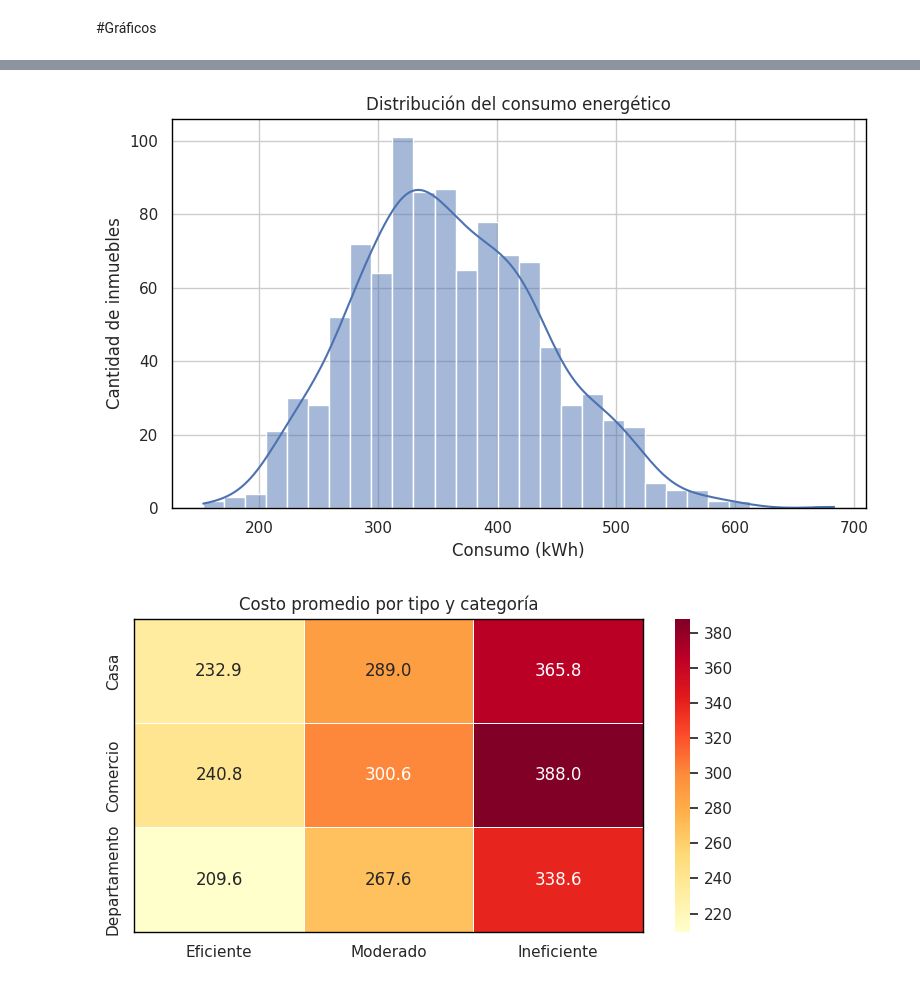
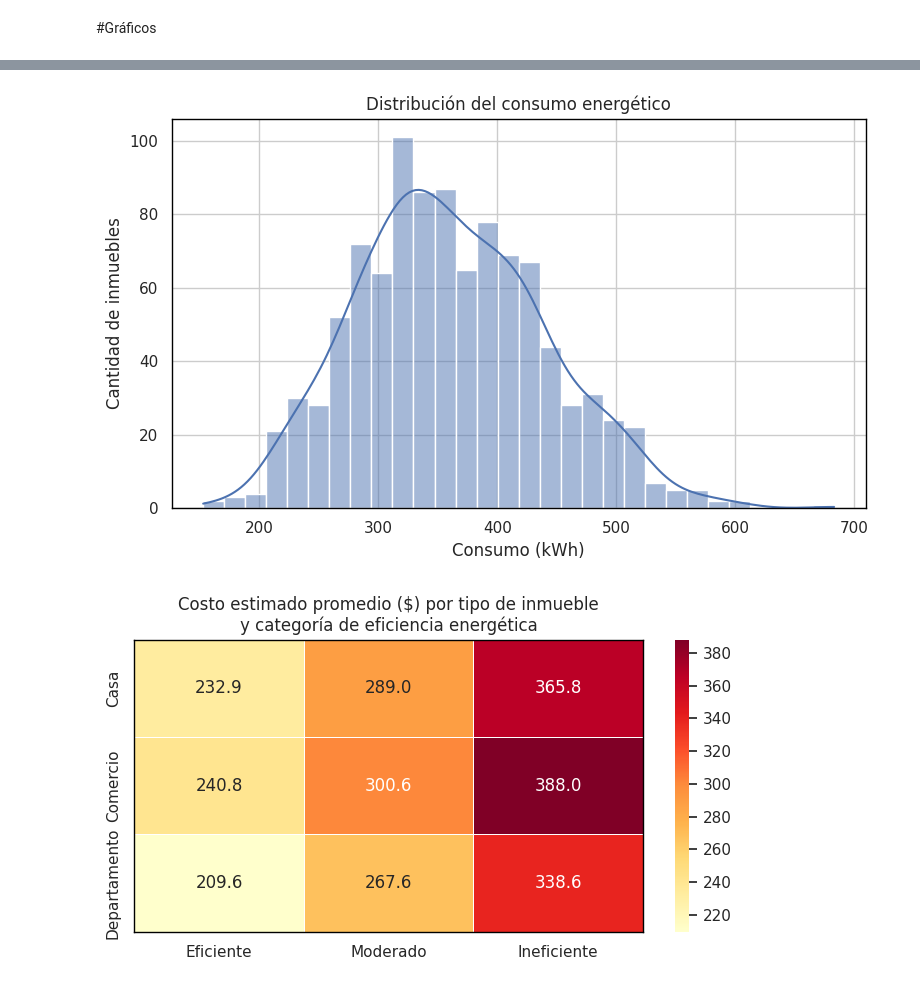
Before and after one commit to No-Country-simulation/G9-LATAM-TEAM-33, a Jupyter notebook: data-science/notebooks/EnergIA_Grupo33.ipynb, the cells around one changed output, grey strips where cells are left out. Saved outputs shown, nothing was run; the diff lists cells and outputs as text; code cells hidden in the pictures.

```diff
--- a/data-science/notebooks/EnergIA_Grupo33.ipynb
+++ b/data-science/notebooks/EnergIA_Grupo33.ipynb
@@ -541,7 +566,7 @@ def crear_paleta_categoria(df):
 
 def crear_paleta_tipo(df):
     """
-    Crea una paleta consistente para los tipos de inmueble.
+    Crea una paleta consistente para los tipos de inmuebles.
     """
 
     tipos = df["tipo_inmueble"].value_counts().index
@@ -618,7 +643,7 @@ def funcion_graficos(df):
 
     graficar(
         sns.countplot,
-        "Distribución de categorías de eficiencia",
+        "Distribución de categorías de eficiencia energética",
         "Categoría",
         "Cantidad",
         figsize=(7, 5),
@@ -644,9 +669,9 @@ def funcion_graficos(df):
 
     graficar(
         sns.barplot,
-        "Costo promedio por categoría",
+        "Costo promedio por categoría de eficiencia energética",
         "Categoría",
-        "Costo promedio",
+        "Costo promedio ($)",
         data=costo_categoria,
         x="categoria",
         y="costo_estimado",
@@ -705,7 +730,7 @@ def funcion_graficos(df):
         sns.barplot,
         "Costo promedio por tipo de inmueble",
         "Tipo de inmueble",
-        "Costo promedio",
+        "Costo promedio ($)",
         data=costo_tipo,
         x="tipo_inmueble",
         y="costo_estimado",
@@ -723,8 +748,8 @@ def funcion_graficos(df):
 
     graficar(
         sns.countplot,
-        "Tipo de inmueble por eficiencia energética",
-        "Categoría",
+        "Tipo de inmueble por categoría de eficiencia energética",
+        "Categoría de eficiencia energética",
         "Cantidad",
         leyenda=True,
         data=df,
@@ -769,7 +794,7 @@ def funcion_graficos(df):
 
     graficar(
         sns.heatmap,
-        "Costo promedio por tipo y categoría",
+        "Costo estimado promedio ($) por tipo de inmueble\n" "y categoría de eficiencia energética",
         figsize=(7, 4),
         data=tabla,
         annot=True,
@@ -812,3 +837,3 @@ funcion_graficos(df)
 [figure]
-[figure, old version]
+[figure, new version]
 [figure]
```
Also changed, not shown: parts of 2 cells of this notebook, 1 other file.
